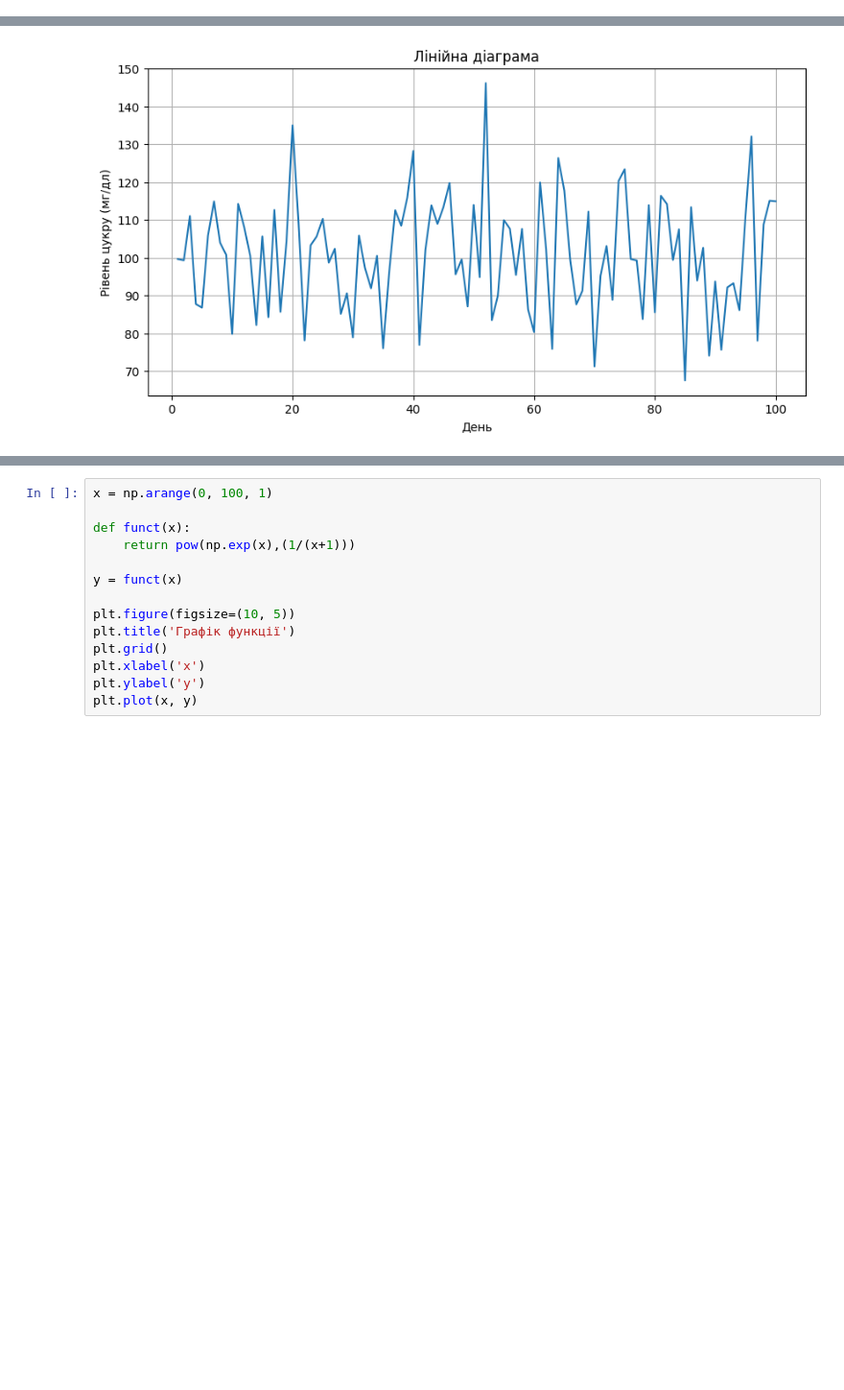
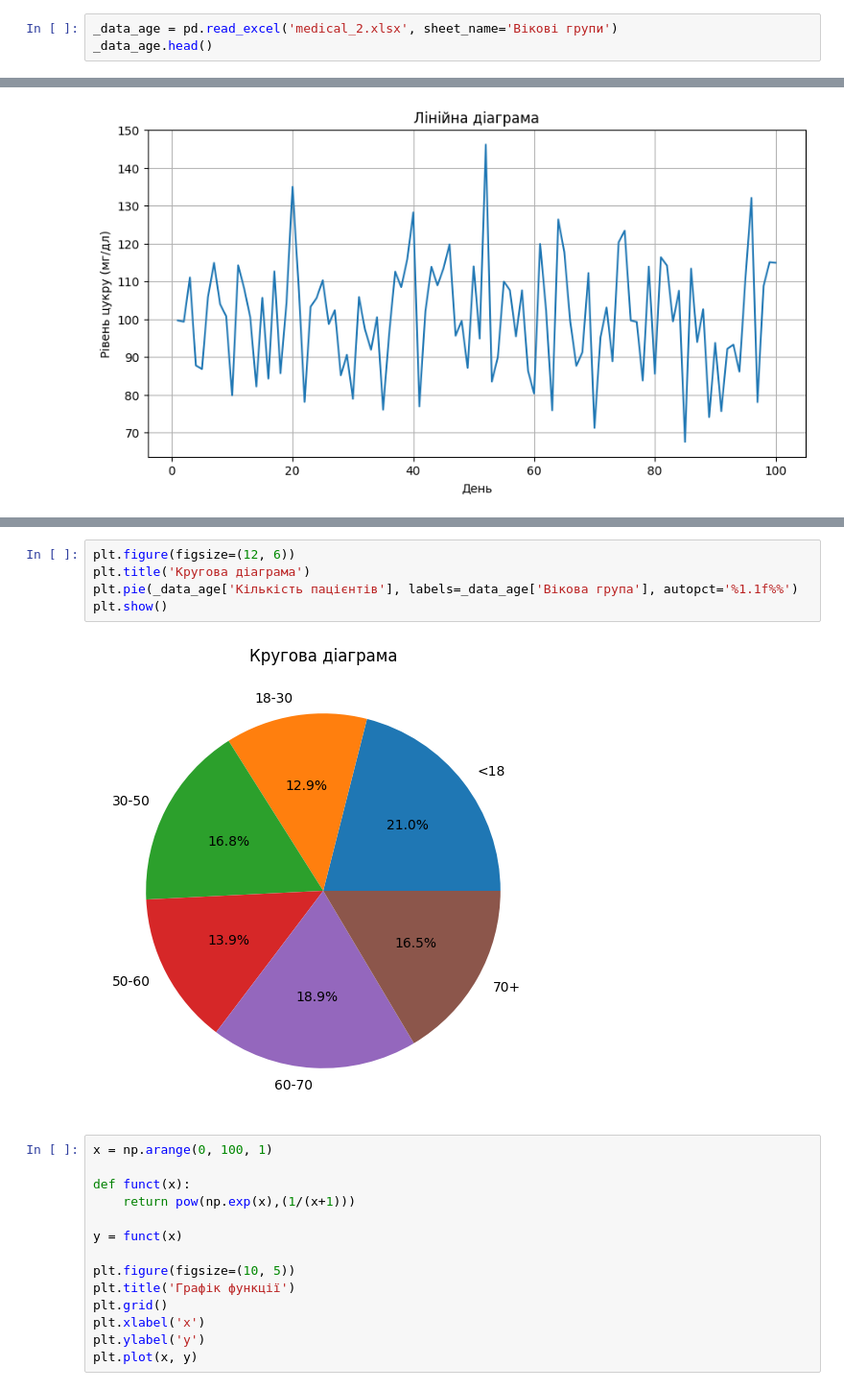
Before and after one commit to 4gn5t/DataAnalysis, a Jupyter notebook: lab4/main.ipynb, the cells around one changed output, grey strips where cells are left out. Shown at 96% size. Cells and saved outputs as stored; diff of their text form; blank space fills up the shorter version.

```diff
--- a/lab4/main.ipynb
+++ b/lab4/main.ipynb
@@ -37,0 +42,3 @@ memory usage: 1.7 KB
+# %%
+_data_age = pd.read_excel('medical_2.xlsx', sheet_name='Вікові групи')
+_data_age.head()
@@ -89,3 +72,10 @@ plt.show()
+# %%
+plt.figure(figsize=(12, 6))
+plt.title('Кругова діаграма')
+plt.pie(_data_age['Кількість пацієнтів'], labels=_data_age['Вікова група'], autopct='%1.1f%%')
+plt.show()
+# %% [output]
+[figure, added]
 # %%
 x = np.arange(0, 100, 1)
 
```
Also changed, not shown: parts of 7 cells of this notebook.
